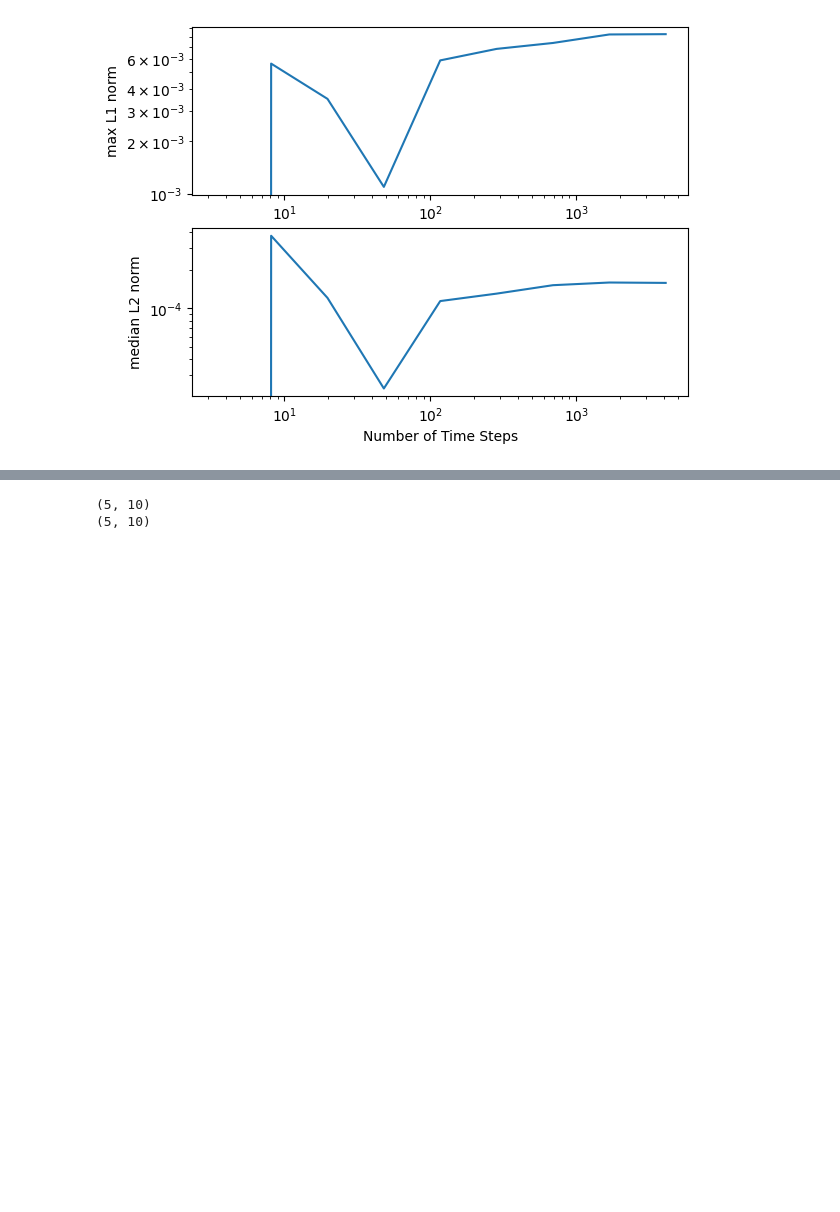
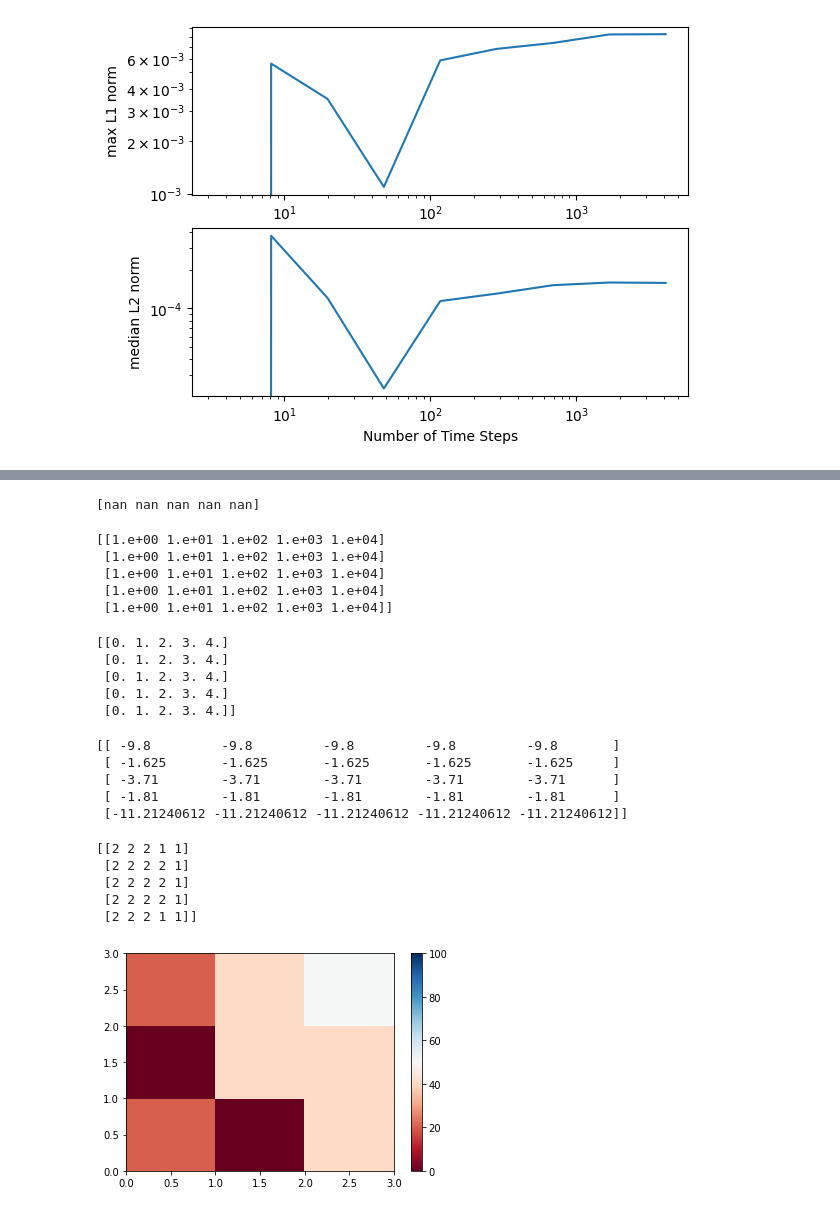
Before and after one commit to ryanjsfx2424/MyFirstRepository, a Jupyter notebook: dropped_ball_v2.ipynb, the cells around one changed output, grey strips where cells are left out. Drawn from its saved outputs; the diff is of its cells as text; code cells hidden in the pictures; blank space fills up the shorter version.

```diff
--- a/dropped_ball_v2.ipynb
+++ b/dropped_ball_v2.ipynb
@@ -347,6 +487,46 @@ gravitySolverObjects[-1].update_velz_theoretical(final_index)
+# %%
+print(np.log10(acczIs))
+# %% [output]
+[nan nan nan nan nan]
 # %%
-print(poszIs2D.shape)
-print(acczIs2D.shape)
+print(poszIs2D)
 # %% [output]
-(5, 10)
-(5, 10)
+[[1.e+00 1.e+01 1.e+02 1.e+03 1.e+04]
+ [1.e+00 1.e+01 1.e+02 1.e+03 1.e+04]
+ [1.e+00 1.e+01 1.e+02 1.e+03 1.e+04]
+ [1.e+00 1.e+01 1.e+02 1.e+03 1.e+04]
+ [1.e+00 1.e+01 1.e+02 1.e+03 1.e+04]]
+# %%
+print(np.log10(poszIs2D))
+# %% [output]
+[[0. 1. 2. 3. 4.]
+ [0. 1. 2. 3. 4.]
+ [0. 1. 2. 3. 4.]
+ [0. 1. 2. 3. 4.]
+ [0. 1. 2. 3. 4.]]
+# %%
+print(acczIs2D)
+# %% [output]
+[[ -9.8         -9.8         -9.8         -9.8         -9.8       ]
+ [ -1.625       -1.625       -1.625       -1.625       -1.625     ]
+ [ -3.71        -3.71        -3.71        -3.71        -3.71      ]
+ [ -1.81        -1.81        -1.81        -1.81        -1.81      ]
+ [-11.21240612 -11.21240612 -11.21240612 -11.21240612 -11.21240612]]
+# %%
+print(did_robot_survive)
+# %% [output]
+[[2 2 2 1 1]
+ [2 2 2 2 1]
+ [2 2 2 2 1]
+ [2 2 2 2 1]
+ [2 2 2 1 1]]
+# %%
+heatmap = np.asarray([[20, 0, 40],
+                      [0, 40, 40],
+                      [20, 40, 50]])
+
+heatmap_plot = plt.pcolor(heatmap, cmap='RdBu', vmin=0, vmax=100)
+plt.colorbar()
+plt.show()
+# %% [output]
+[figure, added]
```
Also changed, not shown: parts of 18 cells of this notebook.
